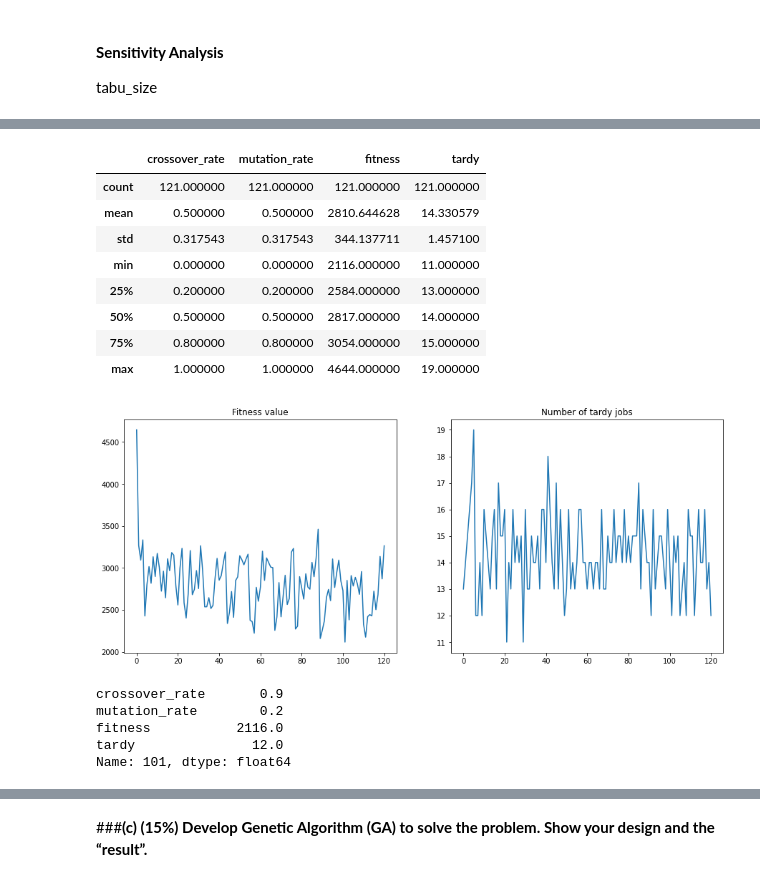
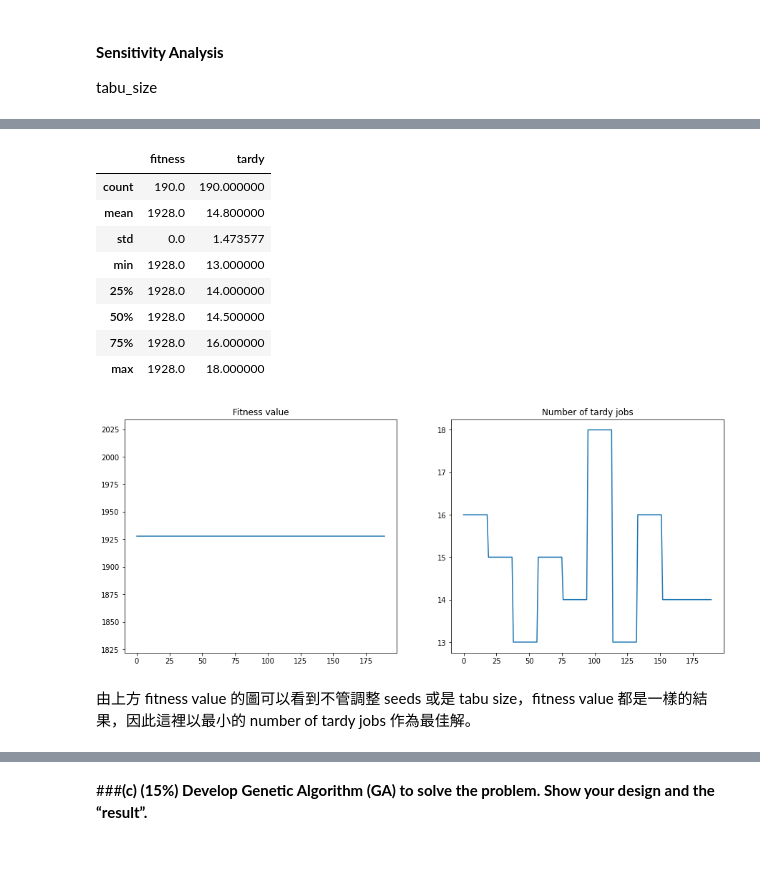
Before and after one commit to angel870326/NTU_Manufacturing_Data_Science, a Jupyter notebook: MDS_Assignment4.ipynb, the cells around one changed output, grey strips where cells are left out. Drawn from its saved outputs; the diff is of its cells as text; code cells hidden in the pictures; blank space fills up the shorter version.

```diff
--- a/MDS_Assignment4.ipynb
+++ b/MDS_Assignment4.ipynb
@@ -194,18 +194,19 @@ from itertools import combinations
 import math
 # %%
 class TS():
-    def __init__(self, seed, tabu_tenure):
+    def __init__(self, seed, tabu_tenure, terminate):
     # def __init__(self, seed, tabu_tenure, Penalization_weight):
-        start_time_tabu = time.time()
+        self.start_time_tabu = time.time()
         self.seed = seed
         self.tabu_tenure = tabu_tenure # Tabu list size
+        self.terminate = terminate
         # self.Penalization_weight = Penalization_weight
         self.input_dict = input_data
         self.Initial_solution = self.get_InitialSolution()
         self.tabu_str, self.Best_solution, self.Best_objvalue, self.Best_tardy_jobs = self.TabuSearch()
-        end_time_tabu = time.time()
+        self.end_time_tabu = time.time()
         # print("Running time: {}".format(end_time_tabu - start_time_tabu))
-        self.tabu_result = self.Result()
+        # self.tabu_result = self.Result()
 
     def get_tabuestructure(self):
         '''
@@ -283,7 +284,7 @@ class TS():
                 tenure, current_solution, current_objvalue, current_tardy_jobs), "#"*30, sep='\n\n')
         iter = 1
         Terminate = 0
-        while Terminate < 100:
+        while Terminate < self.terminate:
             if show == True:
                 print('\n\n### iter {}###  Current_Objvalue: {}, Best_Objvalue: {}, Best_Tardy_Jobs: {}'.format(iter, current_objvalue, best_objvalue, best_tardy_jobs))
 
@@ -353,10 +354,12 @@ class TS():
         return tabu_structure, best_solution, best_objvalue, best_tardy_jobs
 
     def Result(self):
-        return "Optimal solution:{}\nOptimal function value:{}\nNumber of tardy jobs:{}\nRunning time:{}".format(self.Best_solution, self.Best_objvalue, self.Best_tardy_jobs, self.end_time_tabu - self.start_time_tabu)
+        return "Optimal solution: {}\nOptimal function value: {}\nNumber of tardy jobs: {}\nRunning time: {}".format(self.Best_solution, self.Best_objvalue, self.Best_tardy_jobs, self.end_time_tabu - self.start_time_tabu)
 # %%
-min_fitness_tabu = 9999
-for i in range(1,21):
-    tabu = TS(seed = 2022, tabu_tenure=3)
-    print(tabu.Best_objvalue)
+# min_fitness_tabu = 9999
+# for i in range(1,21):
+#     tabu = TS(seed = 2022, tabu_tenure=3)
+#     print(tabu.Best_objvalue)
+# test = TS(seed = 2022, tabu_tenure = 3, terminate = 100)
 # test = TS(seed = 2022, tabu_tenure=3, Penalization_weight=0.6)
+# print(test.Result())
@@ -369,18 +380,18 @@ tabu_result = ""
 # %%
 tabu_analysis = pd.DataFrame(columns=['seeds','tabu size','fitness','tardy'])
 min_fitness_tabu = 9999
-for i in range(1000, 2600, 100):
+for i in range(2000, 3000, 100):
     for j in range(1, 20):
-        tabu = TS(seed = i, tabu_tenure=j)
+        tabu = TS(seed = i, tabu_tenure=j, terminate = 100)
         item = {'seeds': i,
                 'tabu size': j,
                 'fitness': tabu.Best_objvalue,
                 'tardy': tabu.Best_tardy_jobs,
         }
         item_df = pd.DataFrame(item, index=[0])
-        tabu_analysis = ga_analysis.append(item_df)
-        if tabu.best_value < min_fitness_tabu:
-          min_fitness_tabu = tabu.best_value
+        tabu_analysis = tabu_analysis.append(item_df)
+        if tabu.Best_objvalue < min_fitness_tabu:
+          min_fitness_tabu = tabu.Best_objvalue
           tabu_result = tabu.Result()
 
 tabu_analysis = tabu_analysis.reset_index(drop=True)
@@ -402,37 +413,29 @@ tabu_analysis
 # %%
 # Overview
-ga_analysis['fitness'] = ga_analysis['fitness'].astype(int)
-ga_analysis['tardy'] = ga_analysis['tardy'].astype(int)
-ga_analysis.describe()
+tabu_analysis['fitness'] = tabu_analysis['fitness'].astype(int)
+tabu_analysis['tardy'] = tabu_analysis['tardy'].astype(int)
+tabu_analysis.describe()
 # %% [output]
-|  | crossover_rate | mutation_rate | fitness | tardy |
-| count | 121.000000 | 121.000000 | 121.000000 | 121.000000 |
-| mean | 0.500000 | 0.500000 | 2810.644628 | 14.330579 |
-| std | 0.317543 | 0.317543 | 344.137711 | 1.457100 |
-| min | 0.000000 | 0.000000 | 2116.000000 | 11.000000 |
-| 25% | 0.200000 | 0.200000 | 2584.000000 | 13.000000 |
-| 50% | 0.500000 | 0.500000 | 2817.000000 | 14.000000 |
-| 75% | 0.800000 | 0.800000 | 3054.000000 | 15.000000 |
-| max | 1.000000 | 1.000000 | 4644.000000 | 19.000000 |
+|  | fitness | tardy |
+| count | 190.0 | 190.000000 |
+| mean | 1928.0 | 14.800000 |
+| std | 0.0 | 1.473577 |
+| min | 1928.0 | 13.000000 |
+| 25% | 1928.0 | 14.000000 |
+| 50% | 1928.0 | 14.500000 |
+| 75% | 1928.0 | 16.000000 |
+| max | 1928.0 | 18.000000 |
 # %%
 # Plot
 fig, (ax0, ax1) = plt.subplots(nrows=1, ncols=2, figsize=(15, 6))
-ax0.plot(ga_analysis['fitness'])
+ax0.plot(tabu_analysis['fitness'])
 ax0.set_title('Fitness value')
-ax1.plot(ga_analysis['tardy'])
+ax1.plot(tabu_analysis['tardy'])
 ax1.set_title('Number of tardy jobs')
 plt.show()
 # %% [output]
-[figure, old version]
+[figure, new version]
-# %%
-# Minimum fitness value
-minvalueID_fitness = ga_analysis['fitness'].idxmin()
-ga_analysis.iloc[minvalueID_fitness, :]
-# %% [output]
-crossover_rate       0.9
-mutation_rate        0.2
-fitness           2116.0
-tardy               12.0
-Name: 101, dtype: float64
+# %% [markdown]
+由上方 fitness value 的圖可以看到不管調整 seeds 或是 tabu size，fitness value 都是一樣的結果，因此這裡以最小的 number of tardy jobs 作為最佳解。
 # %%
 # Minimum number of tardy jobs
```
Also changed, not shown: parts of 8 cells of this notebook.
